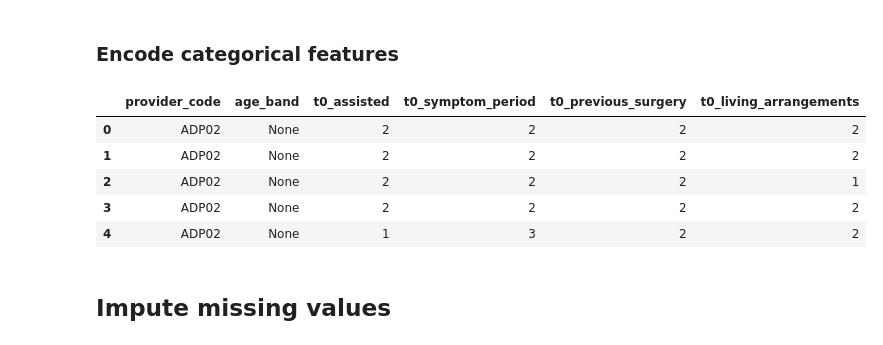
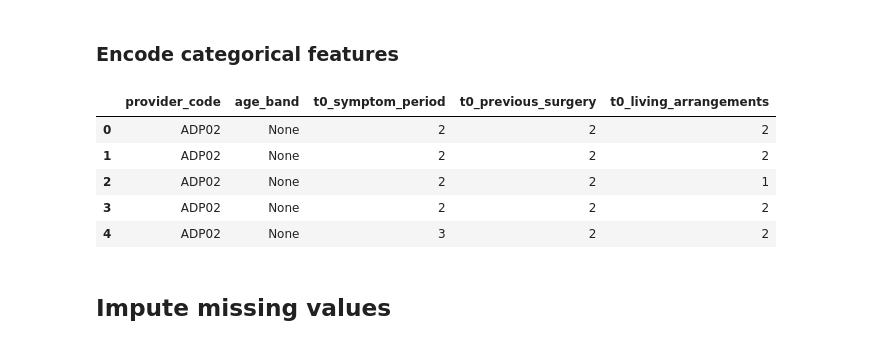
Before and after one commit to EAISI/application-project-nhs-proms, a Jupyter notebook: notebooks/3.0-data-preparation.ipynb, the cells around one changed output. Saved outputs shown, nothing was run; the diff lists cells and outputs as text; code cells hidden in the pictures.

```diff
--- a/notebooks/3.0-data-preparation.ipynb
+++ b/notebooks/3.0-data-preparation.ipynb
@@ -103,6 +103,6 @@ def count_values(df):
 # encode casemix to boolean
 casemix = ['heart_disease', 'high_bp', 'stroke', 'circulation', 'lung_disease', 'diabetes',
            'kidney_disease', 'nervous_system', 'liver_disease', 'cancer', 'depression', 'arthritis']
-dfc.loc[:, casemix] = dfc.loc[:, casemix].replace({9: False, 1: True})
-dfc.loc[:, casemix].describe()
+boolean = ['t0_assisted', 't0_previous_surgery', 't0_disability']
+count_values(df[['gender'] + casemix + boolean])
 # %% [output]
@@ -214,16 +222,16 @@ tbl_casemix.round(2).sort_values('True_normalized', ascending=False)
 # %% [markdown]
 ### Encode categorical features
 # %%
-# 9 as missing: symptom_period
+eq5d = ['t0_mobility', 't0_self_care', 't0_activity', 't0_discomfort', 't0_anxiety']
 categorical = ['provider_code', 'age_band', 't0_symptom_period', 't0_previous_surgery', 't0_living_arrangements']
 dfc[categorical].head()
 # %% [output]
-|  | provider_code | age_band | t0_assisted | t0_symptom_period | t0_previous_surgery | t0_living_arrangements |
-| 0 | ADP02 | None | 2 | 2 | 2 | 2 |
-| 1 | ADP02 | None | 2 | 2 | 2 | 2 |
-| 2 | ADP02 | None | 2 | 2 | 2 | 1 |
-| 3 | ADP02 | None | 2 | 2 | 2 | 2 |
-| 4 | ADP02 | None | 1 | 3 | 2 | 2 |
+|  | provider_code | age_band | t0_symptom_period | t0_previous_surgery | t0_living_arrangements |
+| 0 | ADP02 | None | 2 | 2 | 2 |
+| 1 | ADP02 | None | 2 | 2 | 2 |
+| 2 | ADP02 | None | 2 | 2 | 1 |
+| 3 | ADP02 | None | 2 | 2 | 2 |
+| 4 | ADP02 | None | 3 | 2 | 2 |
 # %% [markdown]
 ## Impute missing values
 # %%
```
Also changed, not shown: parts of 9 cells of this notebook.
